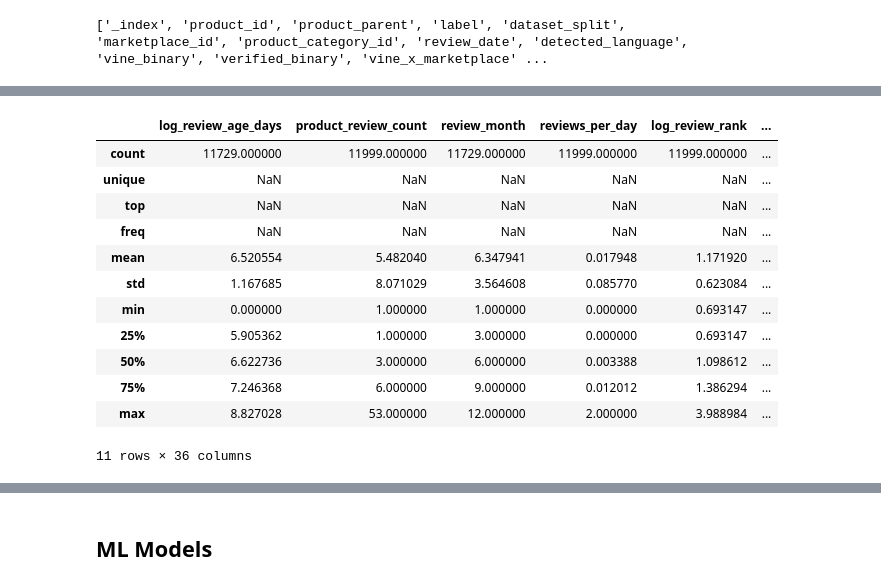
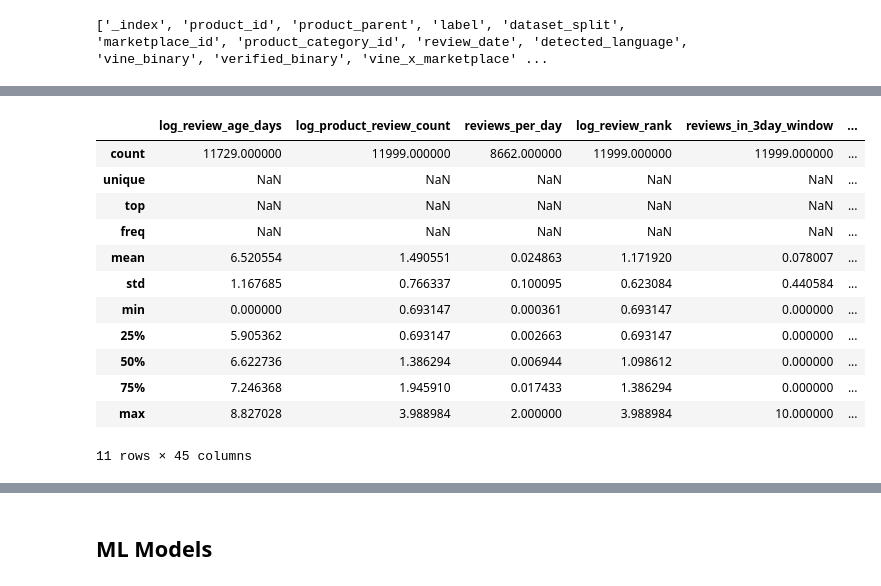
Before and after one commit to Ron-Lakeman/BigDataProject, a Jupyter notebook: src/processing/ml_model_v1.ipynb, the cells around one changed output, grey strips where cells are left out. Saved outputs shown, nothing was run; the diff lists cells and outputs as text; code cells hidden in the pictures.

```diff
--- a/src/processing/ml_model_v1.ipynb
+++ b/src/processing/ml_model_v1.ipynb
@@ -129,16 +152,20 @@ NaN after mapping: 0
 # %%
-# Language and sentiment flags (simple binary indicators)
-df["is_english"]            = (df["detected_language"] == "en").astype(float)
-df["is_french"]             = (df["detected_language"] == "fr").astype(float)
-df["is_german"]             = (df["detected_language"] == "de").astype(float)
-df["is_negative_sentiment"] = (df["body_sentiment_label"] == "negative").astype(float)
+lang_dist = df['detected_language'].value_counts()
+print("Language distribution:")
+print(lang_dist.head(10).to_string())
 
-print("Language distribution:")
-print(df["detected_language"].value_counts().head(8).to_string())
-print(f"\nis_english: {df['is_english'].mean()*100:.1f}%  "
-      f"is_french: {df['is_french'].mean()*100:.1f}%  "
-      f"is_german: {df['is_german'].mean()*100:.1f}%")
-print(f"\nNegative sentiment: {df['is_negative_sentiment'].mean()*100:.1f}%")
+df['is_english']            = (df['detected_language'] == 'en').astype(float)
+df['is_french']             = (df['detected_language'] == 'fr').astype(float)
+df['is_german']             = (df['detected_language'] == 'de').astype(float)
+df['is_hungarian']          = (df['detected_language'] == 'hu').astype(float)
+df['is_negative_sentiment'] = (df['body_sentiment_label'] == 'negative').astype(float)
+
+_vb  = df['verified_binary'].astype(float)
+_er  = df['is_early_review'].astype(float)
+_lbw = df['log_body_word_count'].astype(float)
+
+df['verified_x_log_words'] = _vb * _lbw
+df['early_x_log_words']    = _er * _lbw
 # %% [output]
 Language distribution:
 detected_language
@@ -241,20 +244,24 @@ Signal check (helpful mean – unhelpful mean):
 # %%
-check_subset = df[all_features + ['label', 'dataset_split']]
+_available = [f for f in all_features if f in df.columns]
+missing_now = [f for f in all_features if f not in df.columns]
+if missing_now:
+    print(f"NOTE: {len(missing_now)} features missing from parquet (will be dropped): {missing_now}")
+check_subset = df[_available + ['label', 'dataset_split']]
 check_subset.describe(include='all')
 # %% [output]
-|  | log_review_age_days | product_review_count | review_month | reviews_per_day | log_review_rank | ... |
-| count | 11729.000000 | 11999.000000 | 11729.000000 | 11999.000000 | 11999.000000 | ... |
+|  | log_review_age_days | log_product_review_count | reviews_per_day | log_review_rank | reviews_in_3day_window | ... |
+| count | 11729.000000 | 11999.000000 | 8662.000000 | 11999.000000 | 11999.000000 | ... |
 | unique | NaN | NaN | NaN | NaN | NaN | ... |
 | top | NaN | NaN | NaN | NaN | NaN | ... |
 | freq | NaN | NaN | NaN | NaN | NaN | ... |
-| mean | 6.520554 | 5.482040 | 6.347941 | 0.017948 | 1.171920 | ... |
-| std | 1.167685 | 8.071029 | 3.564608 | 0.085770 | 0.623084 | ... |
-| min | 0.000000 | 1.000000 | 1.000000 | 0.000000 | 0.693147 | ... |
-| 25% | 5.905362 | 1.000000 | 3.000000 | 0.000000 | 0.693147 | ... |
-| 50% | 6.622736 | 3.000000 | 6.000000 | 0.003388 | 1.098612 | ... |
-| 75% | 7.246368 | 6.000000 | 9.000000 | 0.012012 | 1.386294 | ... |
-| max | 8.827028 | 53.000000 | 12.000000 | 2.000000 | 3.988984 | ... |
+| mean | 6.520554 | 1.490551 | 0.024863 | 1.171920 | 0.078007 | ... |
+| std | 1.167685 | 0.766337 | 0.100095 | 0.623084 | 0.440584 | ... |
+| min | 0.000000 | 0.693147 | 0.000361 | 0.693147 | 0.000000 | ... |
+| 25% | 5.905362 | 0.693147 | 0.002663 | 0.693147 | 0.000000 | ... |
+| 50% | 6.622736 | 1.386294 | 0.006944 | 1.098612 | 0.000000 | ... |
+| 75% | 7.246368 | 1.945910 | 0.017433 | 1.386294 | 0.000000 | ... |
+| max | 8.827028 | 3.988984 | 2.000000 | 3.988984 | 10.000000 | ... |
-11 rows × 36 columns
+11 rows × 45 columns
 # %%
 check_subset.isnull().sum()
 # %% [output]
```
Also changed, not shown: parts of 24 cells of this notebook, 24 other files.
